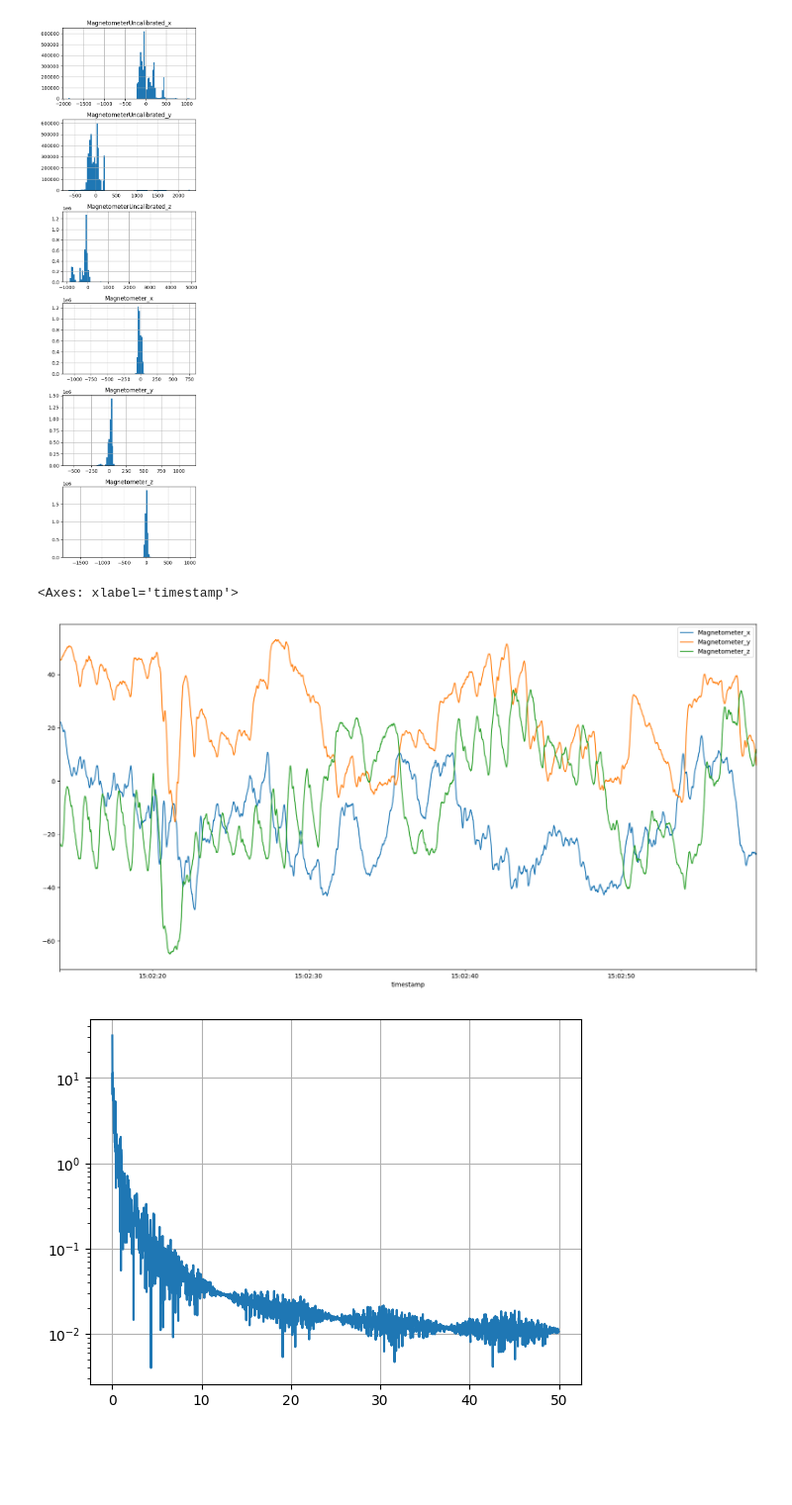
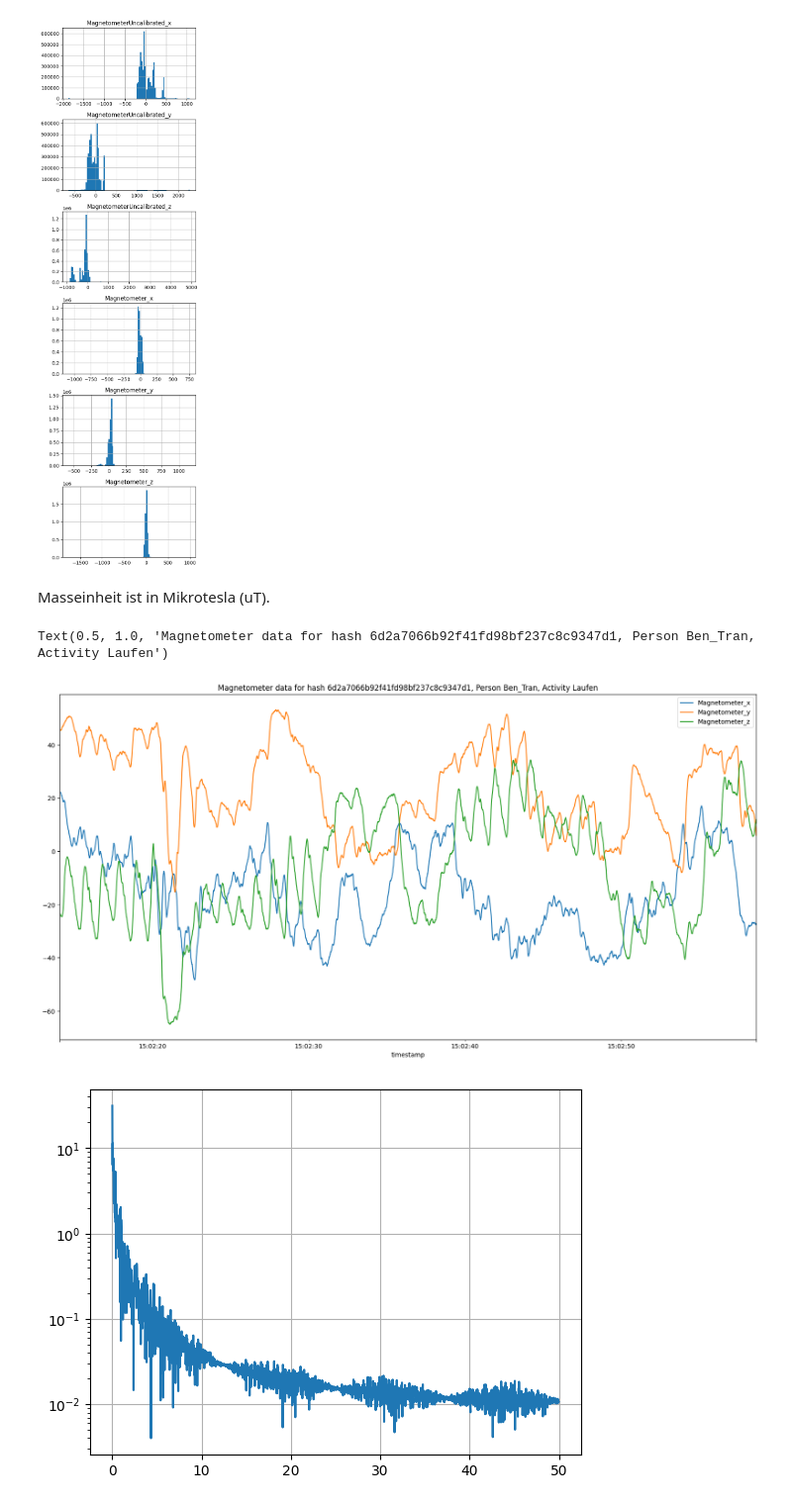
Before and after one commit to Sensor-Based-Activity-Recognition/explorative-data-analysis, a Jupyter notebook: magnetometer.ipynb, the cells around one changed output. Shown at 99% size. Drawn from its saved outputs; the diff is of its cells as text; code cells hidden in the pictures; blank space fills up the shorter version.

```diff
--- a/magnetometer.ipynb
+++ b/magnetometer.ipynb
@@ -78,6 +78,8 @@ array([<Axes: title={'center': 'MagnetometerUncalibrated_x'}>,
        <Axes: title={'center': 'Magnetometer_y'}>,
        <Axes: title={'center': 'Magnetometer_z'}>], dtype=object)
 [figure]
+# %% [markdown]
+Masseinheit ist in Mikrotesla (uT).
 # %%
 # get unique values each activity and person
 activities = df['activity'].unique()
@@ -85,10 +87,11 @@ people = df['person'].unique()
 # %%
 # visualize the data of the first hash
 hash = df['hash'].unique()[0]
 df[df['hash'] == hash].plot(y=["Magnetometer_x", "Magnetometer_y", "Magnetometer_z"], figsize=(20, 10))
+plt.title(f"Magnetometer data for hash {hash}, Person {df[df['hash'] == hash]['person'].unique()[0]}, Activity {df[df['hash'] == hash]['activity'].unique()[0]}")
 # %% [output]
-<Axes: xlabel='timestamp'>
+Text(0.5, 1.0, 'Magnetometer data for hash 6d2a7066b92f41fd98bf237c8c9347d1, Person Ben_Tran, Activity Laufen')
-[figure, old version]
+[figure, new version]
 # %%
 from scipy.fft import fft, fftfreq
 
```
Also changed, not shown: parts of 1 cell of this notebook.
